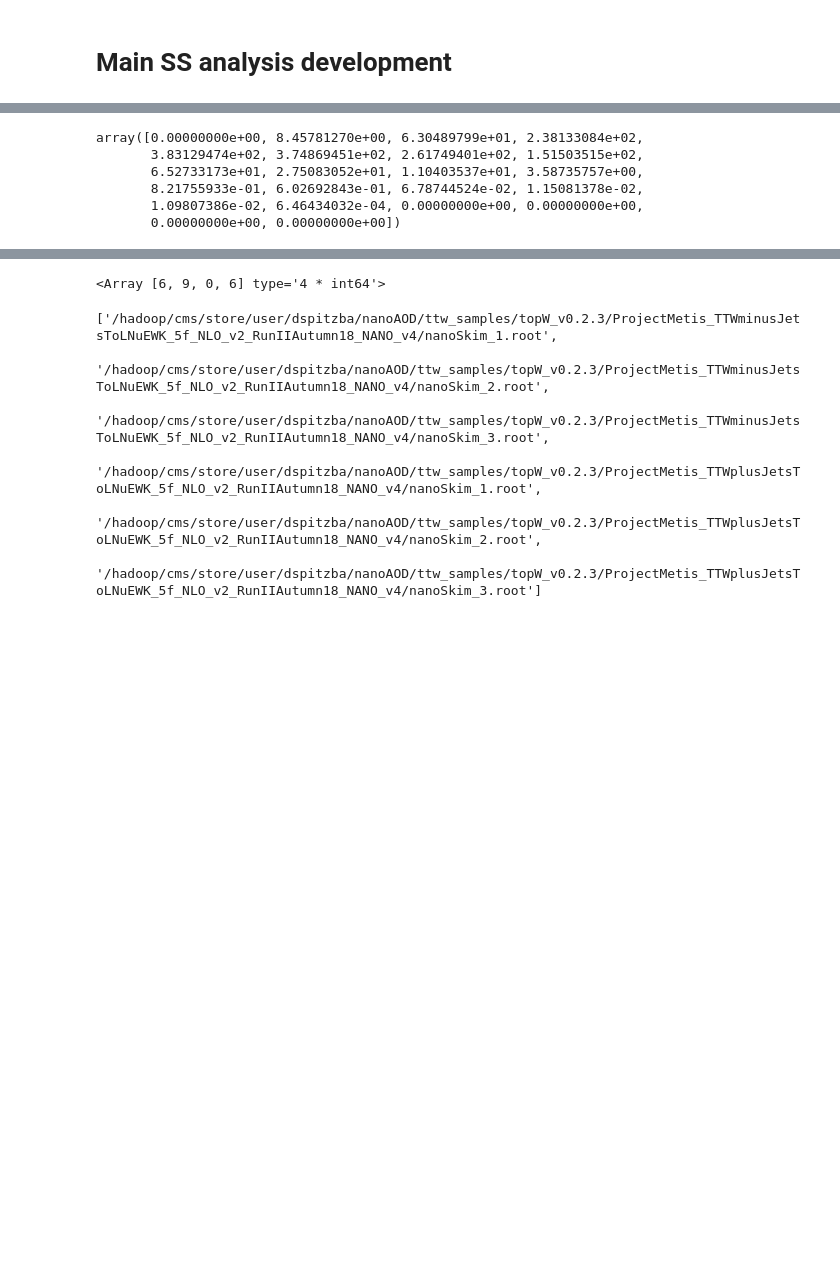
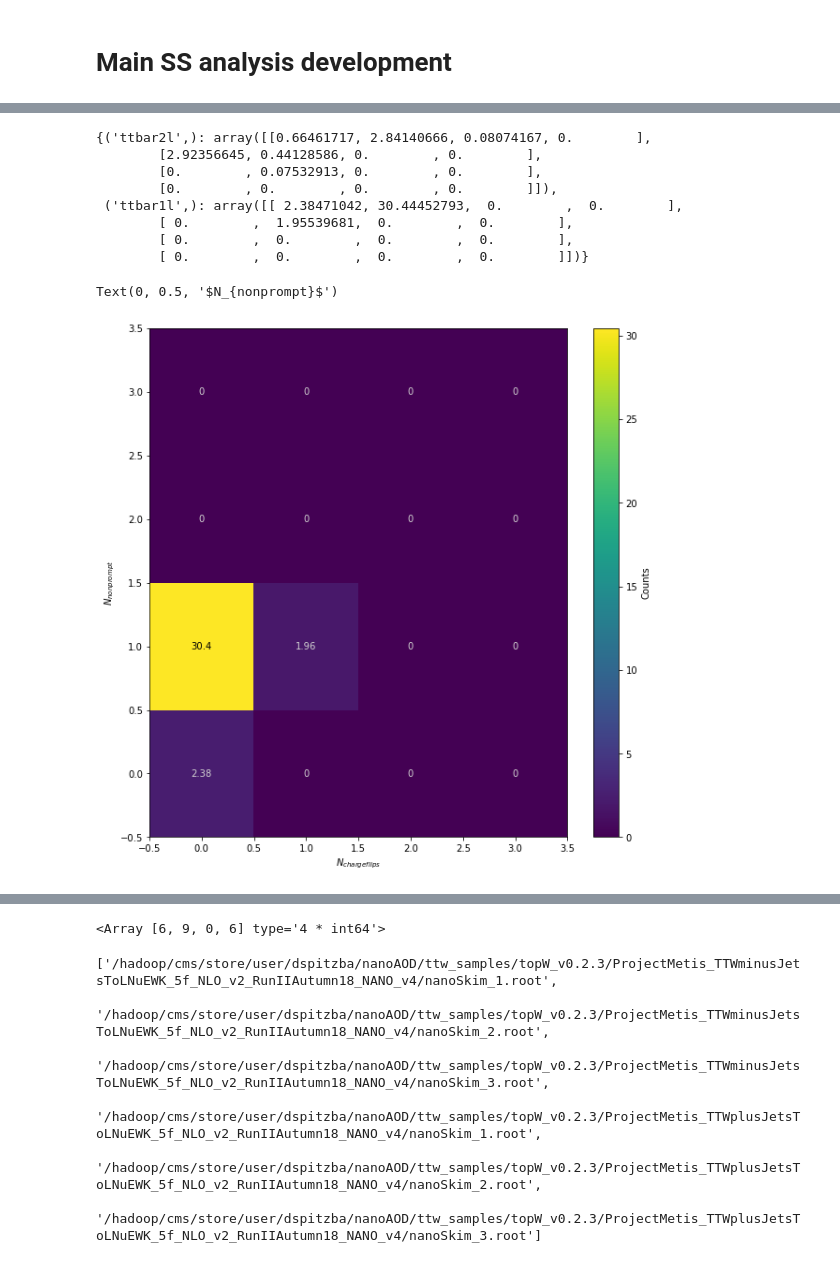
Before and after one commit to danbarto/tW_scattering, a Jupyter notebook: notebooks/SS_analysis.ipynb, the cells around one changed output, grey strips where cells are left out. Drawn from its saved outputs; the diff is of its cells as text; code cells hidden in the pictures; blank space fills up the shorter version.

```diff
--- a/notebooks/SS_analysis.ipynb
+++ b/notebooks/SS_analysis.ipynb
@@ -73,9 +104,27 @@ I'm running now
 # %%
-output['N_jet'].sum('dataset').values(overflow='all')[()]
+output['chargeFlip_vs_nonprompt'].sum('n_ele').values()
 # %% [output]
-array([0.00000000e+00, 8.45781270e+00, 6.30489799e+01, 2.38133084e+02,
-       3.83129474e+02, 3.74869451e+02, 2.61749401e+02, 1.51503515e+02,
-       6.52733173e+01, 2.75083052e+01, 1.10403537e+01, 3.58735757e+00,
-       8.21755933e-01, 6.02692843e-01, 6.78744524e-02, 1.15081378e-02,
-       1.09807386e-02, 6.46434032e-04, 0.00000000e+00, 0.00000000e+00,
-       0.00000000e+00, 0.00000000e+00])
+{('ttbar2l',): array([[0.66461717, 2.84140666, 0.08074167, 0.        ],
+        [2.92356645, 0.44128586, 0.        , 0.        ],
+        [0.        , 0.07532913, 0.        , 0.        ],
+        [0.        , 0.        , 0.        , 0.        ]]),
+ ('ttbar1l',): array([[ 2.38471042, 30.44452793,  0.        ,  0.        ],
+        [ 0.        ,  1.95539681,  0.        ,  0.        ],
+        [ 0.        ,  0.        ,  0.        ,  0.        ],
+        [ 0.        ,  0.        ,  0.        ,  0.        ]])}
+# %%
+import matplotlib.pyplot as plt
+
+fig, ax  = plt.subplots(1,1,figsize=(10,10) )
+ax = hist.plot2d(
+    output['chargeFlip_vs_nonprompt']['ttbar1l'].sum('n_ele').sum('dataset'),
+    xaxis='n1',
+    ax=ax,
+    text_opts={'format': '%.3g'},
+    patch_opts={},
+)
+ax.set_xlabel(r'$N_{charge flips}$')
+ax.set_ylabel(r'$N_{nonprompt}$')
+# %% [output]
+Text(0, 0.5, '$N_{nonprompt}$')
+[figure, added]
```
Also changed, not shown: parts of 13 cells of this notebook, 15 other files.
